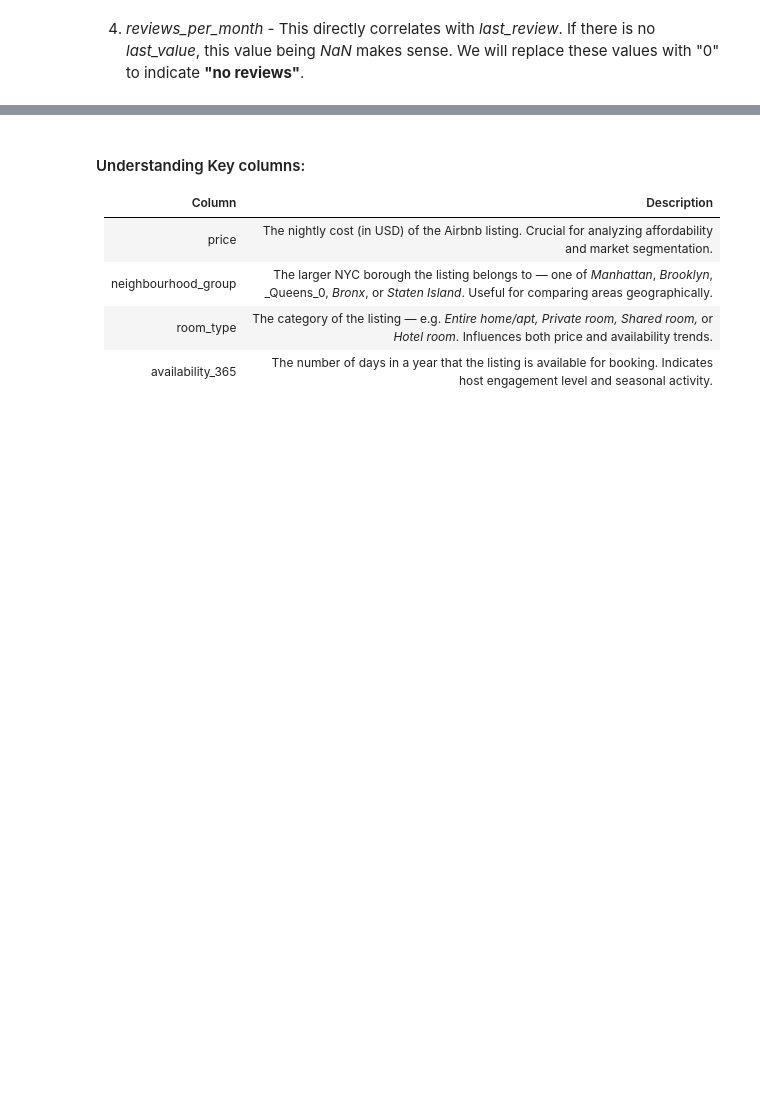
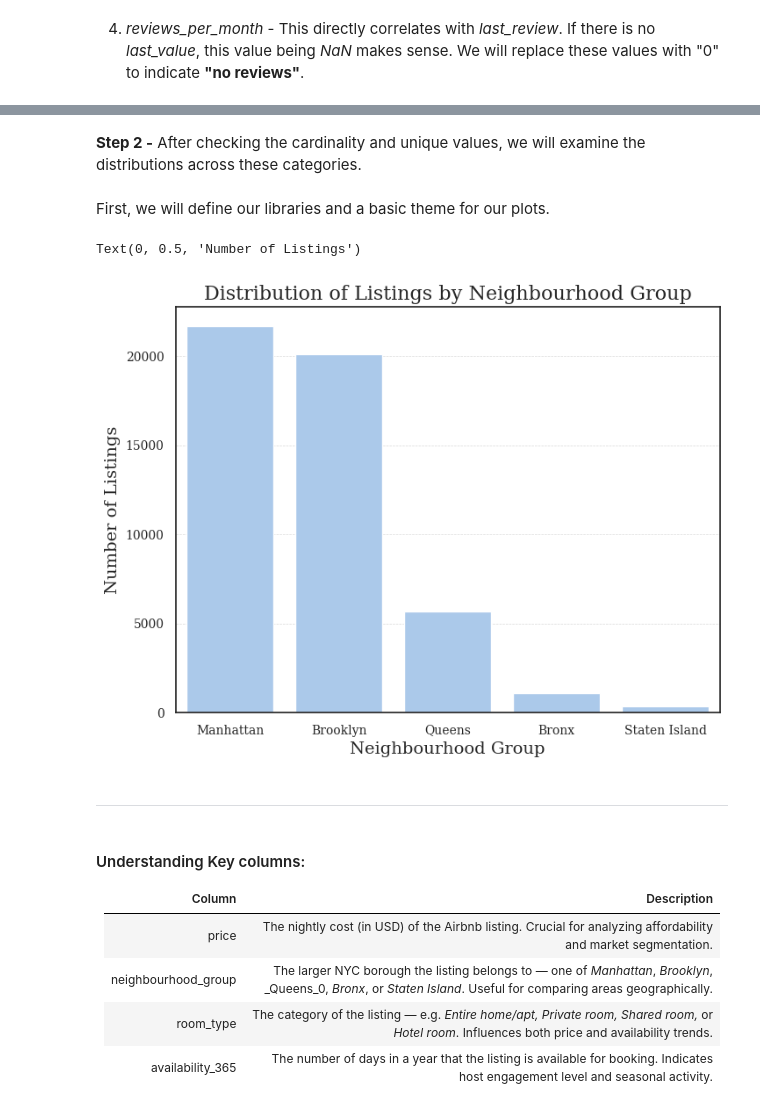
Before and after one commit to Aditya-907/NYC_Airbnb_EDA, a Jupyter notebook: notebooks/EDA_Report.ipynb, the cells around one changed output, grey strips where cells are left out. Saved outputs shown, nothing was run; the diff lists cells and outputs as text; code cells hidden in the pictures; blank space fills up the shorter version.

```diff
--- a/notebooks/EDA_Report.ipynb
+++ b/notebooks/EDA_Report.ipynb
@@ -117,3 +219,54 @@ df['reviews_per_month'] = df['reviews_per_month'].fillna(0)
+# %% [markdown]
+**Step 2 -** After checking the cardinality and unique values, we will examine the distributions across these categories.
+# %% [markdown]
+First, we will define our libraries and a basic theme for our plots.
+# %%
+import matplotlib.pyplot as plt
+import seaborn as sns
+
+# Setting up a consistent theme for plots:
+sns.set_theme(
+
+     style="whitegrid",
+
+     palette="pastel",
+
+     rc={
+
+         "figure.figsize": (8, 6),
+
+         # Adding a subtle border:
+         "axes.edgecolor": "0.15",
+         "axes.linewidth": 1.25,
+
+         "grid.color": "0.85",
+         "grid.linestyle": "--",
+         "grid.linewidth": 0.5,
+
+         # Improving font readablity:
+         "font.family": "serif",
+         "font.size": 12,
+         "axes.labelsize": 14,
+         "xtick.labelsize": 10,
+         "ytick.labelsize": 10,
+
+         # Thickening lines for better visibilty:
+         "lines.linewidth": 2.5,
+    }
+)
+# %%
+order_nbg = df['neighbourhood_group'].value_counts().index
+
+sns.countplot(data=df, x='neighbourhood_group', order=order_nbg)
+
+plt.title('Distribution of Listings by Neighbourhood Group', fontsize=16)
+plt.xlabel('Neighbourhood Group')
+plt.ylabel('Number of Listings')
+# %% [output]
+Text(0, 0.5, 'Number of Listings')
+[figure, added]
+# %% [markdown]
+----------------------------
 # %% [markdown]
 #### Understanding Key columns:
 | Column | Description |
```
Also changed, not shown: parts of 30 cells of this notebook.
